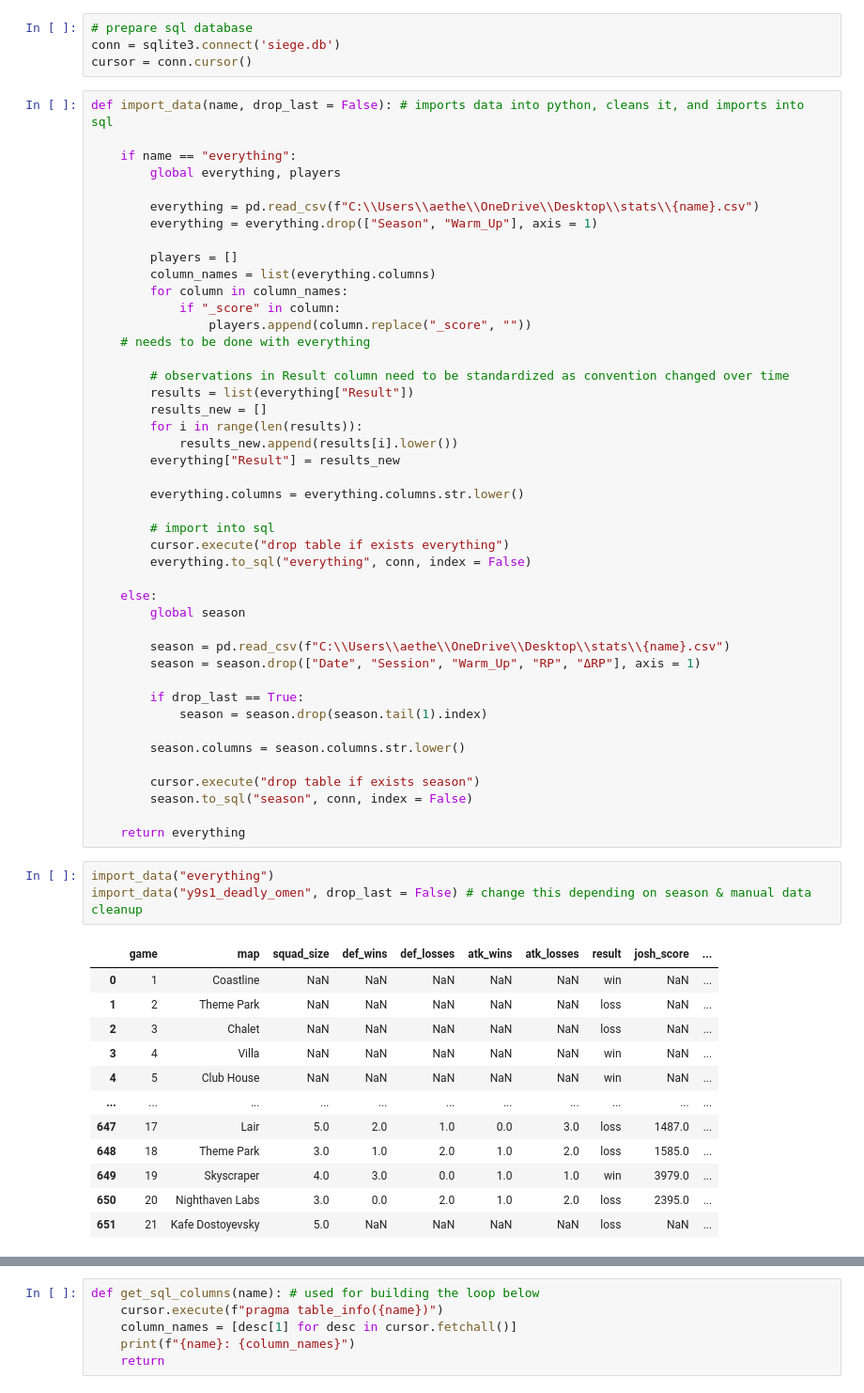
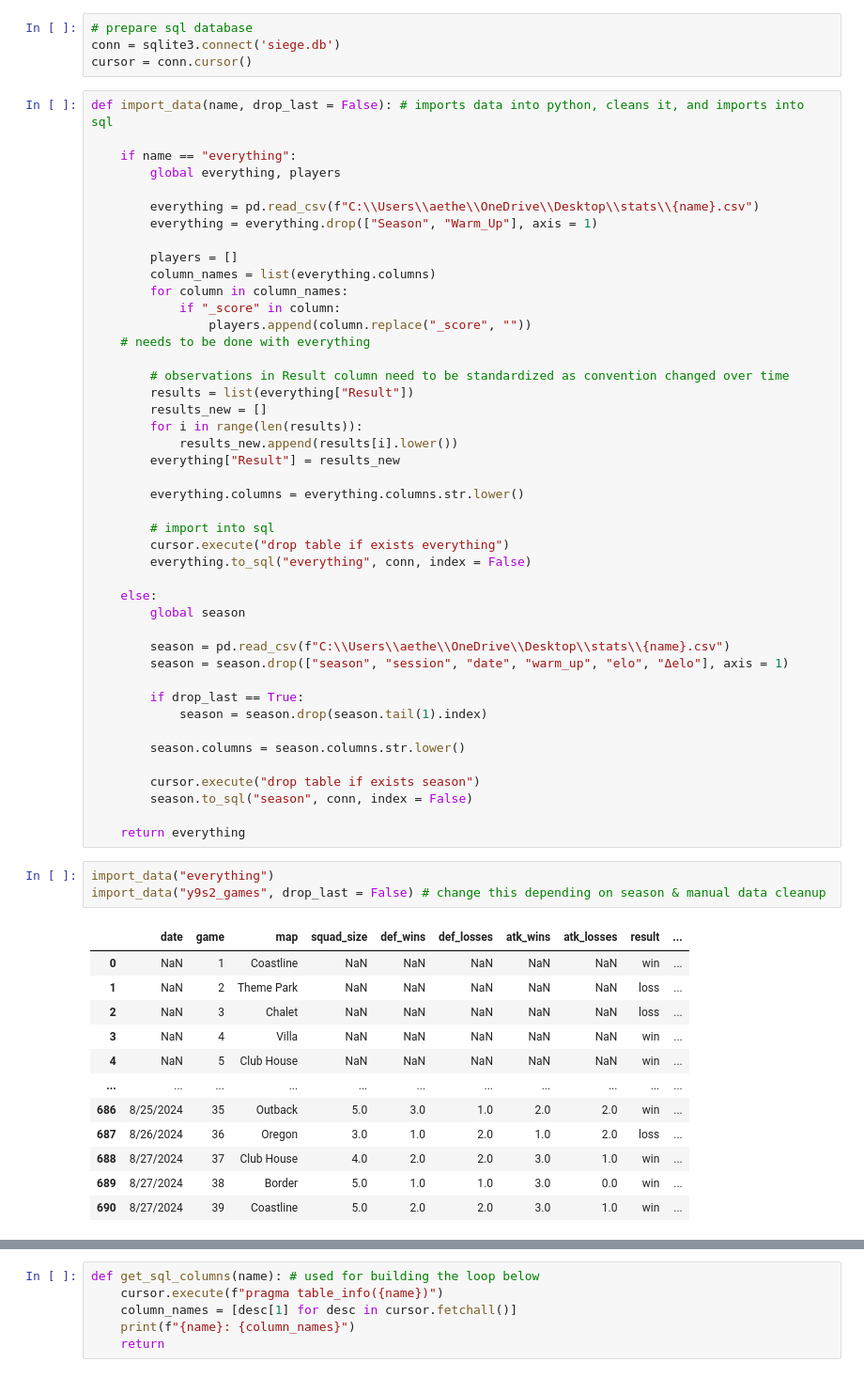
Before and after one commit to jkyle91000/siege-gameplay-analysis, a Jupyter notebook: analysis_with_sqlite.ipynb, the cells around one changed output, grey strips where cells are left out. Shown at 94% size. Cells and saved outputs as stored; diff of their text form.

```diff
--- a/analysis_with_sqlite.ipynb
+++ b/analysis_with_sqlite.ipynb
@@ -38,7 +40,7 @@ def import_data(name, drop_last = False): # imports data into python, cleans it,
         global season
 
         season = pd.read_csv(f"C:\\Users\\aethe\\OneDrive\\Desktop\\stats\\{name}.csv")
-        season = season.drop(["Date", "Session", "Warm_Up", "RP", "ΔRP"], axis = 1)
+        season = season.drop(["season", "session", "date", "warm_up", "elo", "Δelo"], axis = 1)
 
         if drop_last == True:
             season = season.drop(season.tail(1).index)
@@ -51,17 +53,17 @@ def import_data(name, drop_last = False): # imports data into python, cleans it,
     return everything
 # %%
 import_data("everything")
-import_data("y9s1_deadly_omen", drop_last = False) # change this depending on season & manual data cleanup
+import_data("y9s2_games", drop_last = False) # change this depending on season & manual data cleanup
 # %% [output]
-|  | game | map | squad_size | def_wins | def_losses | atk_wins | atk_losses | result | josh_score | ... |
-| 0 | 1 | Coastline | NaN | NaN | NaN | NaN | NaN | win | NaN | ... |
-| 1 | 2 | Theme Park | NaN | NaN | NaN | NaN | NaN | loss | NaN | ... |
-| 2 | 3 | Chalet | NaN | NaN | NaN | NaN | NaN | loss | NaN | ... |
-| 3 | 4 | Villa | NaN | NaN | NaN | NaN | NaN | win | NaN | ... |
-| 4 | 5 | Club House | NaN | NaN | NaN | NaN | NaN | win | NaN | ... |
+|  | date | game | map | squad_size | def_wins | def_losses | atk_wins | atk_losses | result | ... |
+| 0 | NaN | 1 | Coastline | NaN | NaN | NaN | NaN | NaN | win | ... |
+| 1 | NaN | 2 | Theme Park | NaN | NaN | NaN | NaN | NaN | loss | ... |
+| 2 | NaN | 3 | Chalet | NaN | NaN | NaN | NaN | NaN | loss | ... |
+| 3 | NaN | 4 | Villa | NaN | NaN | NaN | NaN | NaN | win | ... |
+| 4 | NaN | 5 | Club House | NaN | NaN | NaN | NaN | NaN | win | ... |
 | ... | ... | ... | ... | ... | ... | ... | ... | ... | ... | ... |
-| 647 | 17 | Lair | 5.0 | 2.0 | 1.0 | 0.0 | 3.0 | loss | 1487.0 | ... |
-| 648 | 18 | Theme Park | 3.0 | 1.0 | 2.0 | 1.0 | 2.0 | loss | 1585.0 | ... |
-| 649 | 19 | Skyscraper | 4.0 | 3.0 | 0.0 | 1.0 | 1.0 | win | 3979.0 | ... |
-| 650 | 20 | Nighthaven Labs | 3.0 | 0.0 | 2.0 | 1.0 | 2.0 | loss | 2395.0 | ... |
-| 651 | 21 | Kafe Dostoyevsky | 5.0 | NaN | NaN | NaN | NaN | loss | NaN | ... |
+| 686 | 8/25/2024 | 35 | Outback | 5.0 | 3.0 | 1.0 | 2.0 | 2.0 | win | ... |
+| 687 | 8/26/2024 | 36 | Oregon | 3.0 | 1.0 | 2.0 | 1.0 | 2.0 | loss | ... |
+| 688 | 8/27/2024 | 37 | Club House | 4.0 | 2.0 | 2.0 | 3.0 | 1.0 | win | ... |
+| 689 | 8/27/2024 | 38 | Border | 5.0 | 1.0 | 1.0 | 3.0 | 0.0 | win | ... |
+| 690 | 8/27/2024 | 39 | Coastline | 5.0 | 2.0 | 2.0 | 3.0 | 1.0 | win | ... |
```
Also changed, not shown: parts of 53 cells of this notebook.
